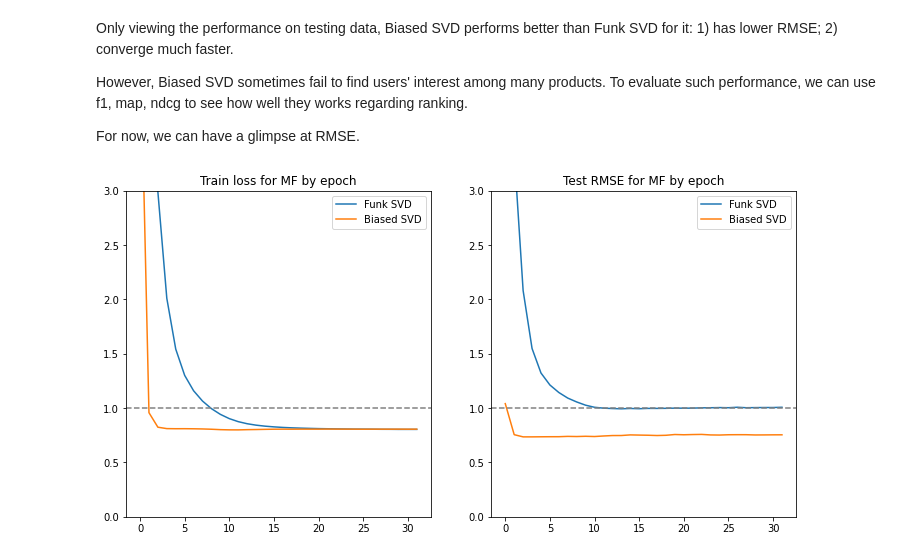
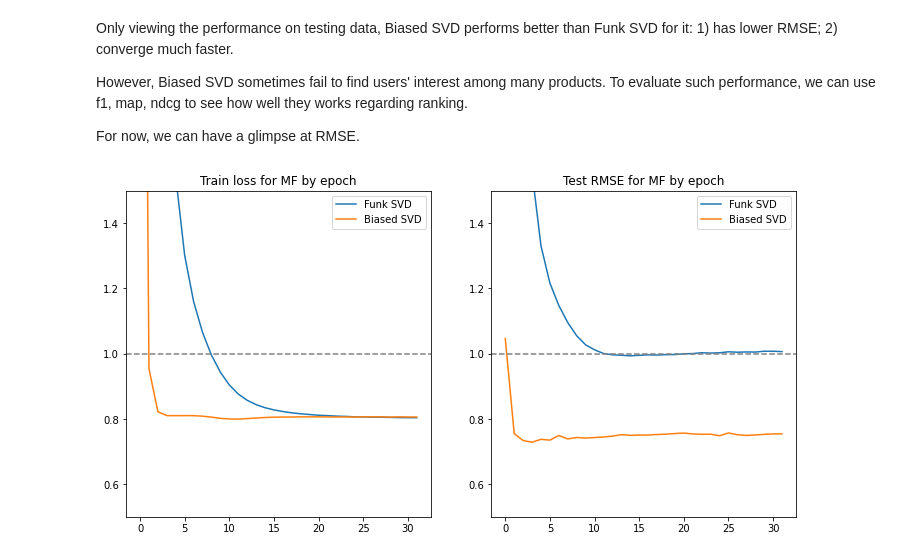
Before and after one commit to georgeDuSH/recommender, a Jupyter notebook: 1 MF with torch .ipynb, the cells around one changed output. Drawn from its saved outputs; the diff is of its cells as text; code cells hidden in the pictures.

```diff
--- a/1 MF with torch .ipynb
+++ b/1 MF with torch .ipynb
@@ -273,27 +273,27 @@ For now, we can have a glimpse at RMSE.
 # %%
 import matplotlib.pyplot as plt
 
 fig, ax = plt.subplots(1, 2, figsize=(12, 6))
 
 # Cut your window in 1 row and 2 columns, and start a plot in the first part
 plt.subplot(121)
 plt.plot(list(range(N_EPOCHS)), fsvd_train_loss_by_ep)
 plt.plot(list(range(N_EPOCHS)), bsvd_train_loss_by_ep)
 plt.axhline(y=1, color='grey', linestyle='--')
 plt.legend(['Funk SVD', 'Biased SVD'])
 plt.title("Train loss for MF by epoch")
-plt.ylim([0,3])
+plt.ylim([0.5, 1.5])
 
 # And now add something in the second part:
 plt.subplot(122)
 plt.plot(list(range(N_EPOCHS)), fsvd_test_rmse_by_ep)
 plt.plot(list(range(N_EPOCHS)), bsvd_test_rmse_by_ep)
 plt.axhline(y=1, color='grey', linestyle='--')
 plt.legend(['Funk SVD', 'Biased SVD'])
 plt.title("Test RMSE for MF by epoch")
-plt.ylim([0,3])
+plt.ylim([0.5, 1.5])
 
 # Show the graph
 plt.show()
 # %% [output]
-[figure, old version]
+[figure, new version]
```
Also changed, not shown: parts of 1 cell of this notebook, 1 other file.
